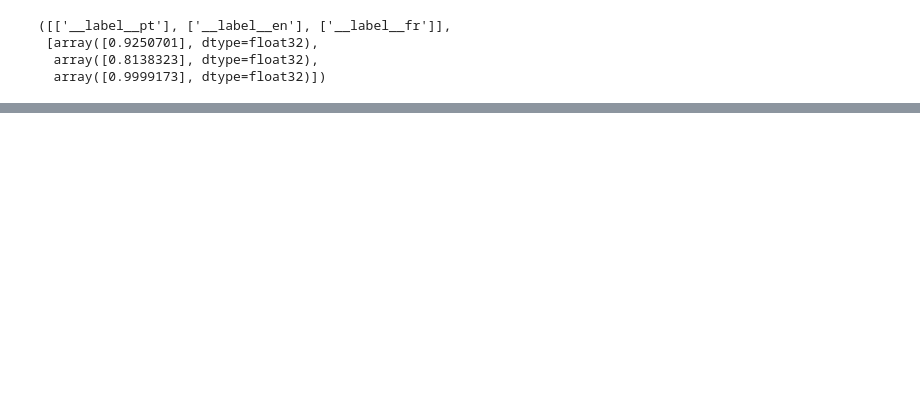
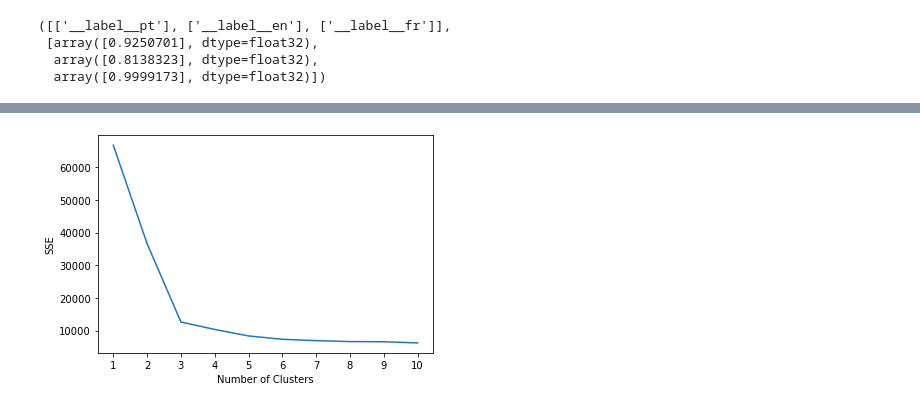
Before and after one commit to sabinacatherine/Spotify-Playlist, a Jupyter notebook: Spotify_playlists.ipynb, the cells around one changed output, grey strips where cells are left out. Drawn from its saved outputs; the diff is of its cells as text; code cells hidden in the pictures; blank space fills up the shorter version.

```diff
--- a/Spotify_playlists.ipynb
+++ b/Spotify_playlists.ipynb
@@ -225,0 +272,40 @@ model.predict(sentence)
+# %%
+lyrics_vectors = lyrics_replace.apply(lambda x : get_vectors(x))
+# %%
+df_vectors = pd.DataFrame(lyrics_vectors.tolist())
+# %%
+#can concatenate everything together, repeat kmeans steps to get final clusters and then work on initial deployment
+concat_df = pd.concat([df_vectors, spotify_song_features_copy], axis=1)
+concat_df = concat_df.fillna(0)
+concat_df_copy = concat_df.copy()
+# %%
+#scaling data with minmax, since we determined above that this is a better method than standardscaler
+
+ssf_vectors = MinMaxScaler().fit_transform(concat_df_copy)
+# %%
+#elbow graph to determine ideal number of clusters for kmeans model with numerical data (MINMAX scaling datan as standardscaling was compressing it too much on other iterations)
+
+#kmeans parameters
+kmeans_params = {
+"init": "random",
+"n_init": 10,
+"random_state": 1,
+}
+
+#create list to hold SSE values for each value of k
+sse4 = []
+for k in range(1, 11):
+    kmeans4 = KMeans(n_clusters=k, **kmeans_params)
+    kmeans4.fit(ssf_vectors)
+    sse4.append(kmeans4.inertia_)
+
+#visualize results in order to assess bends, which indicate best number of clusters
+plt.plot(range(1, 11), sse4)
+plt.xticks(range(1, 11))
+plt.xlabel("Number of Clusters")
+plt.ylabel("SSE")
+plt.show()
+
+#extreme bend at 3 indicates strongly that ideal number of clusters is at 3.
+# %% [output]
+[figure, added]
```
Also changed, not shown: parts of 20 cells of this notebook.
